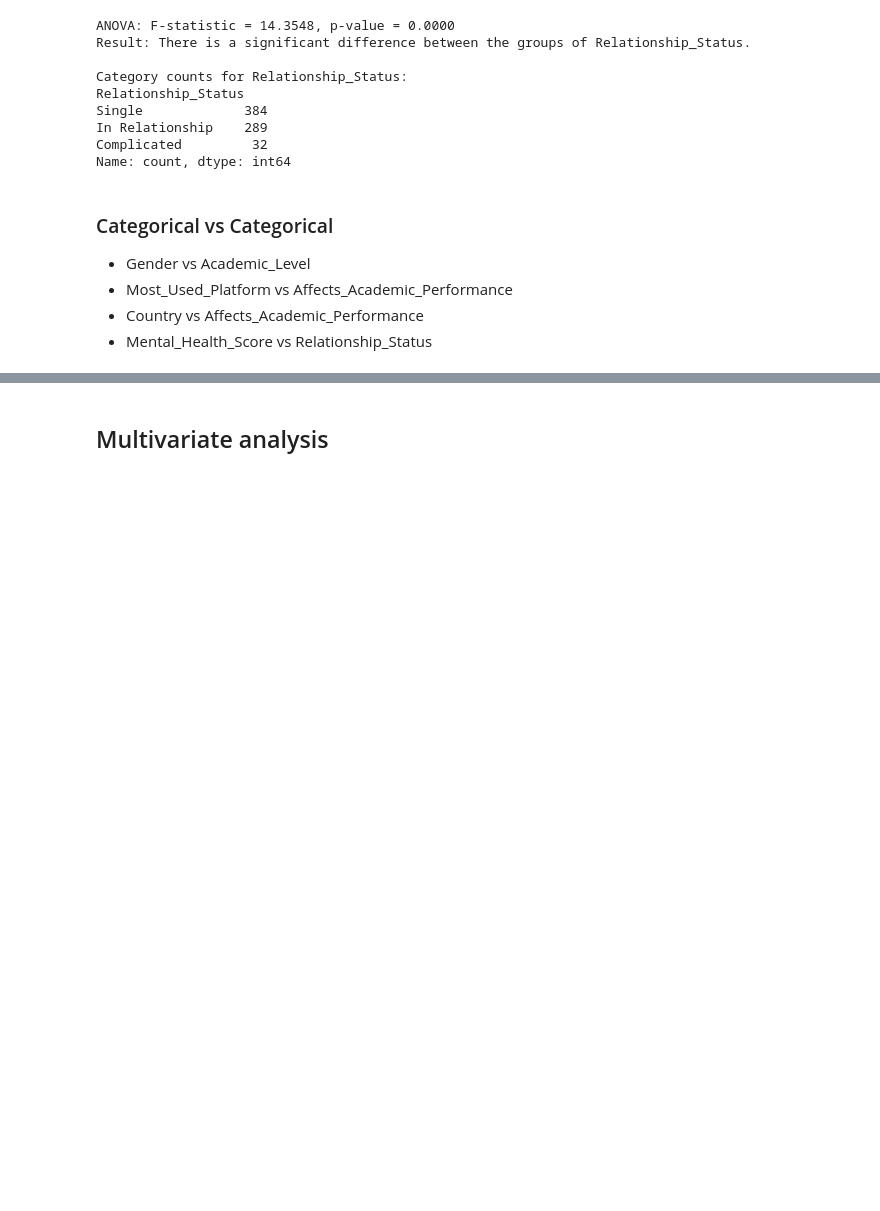
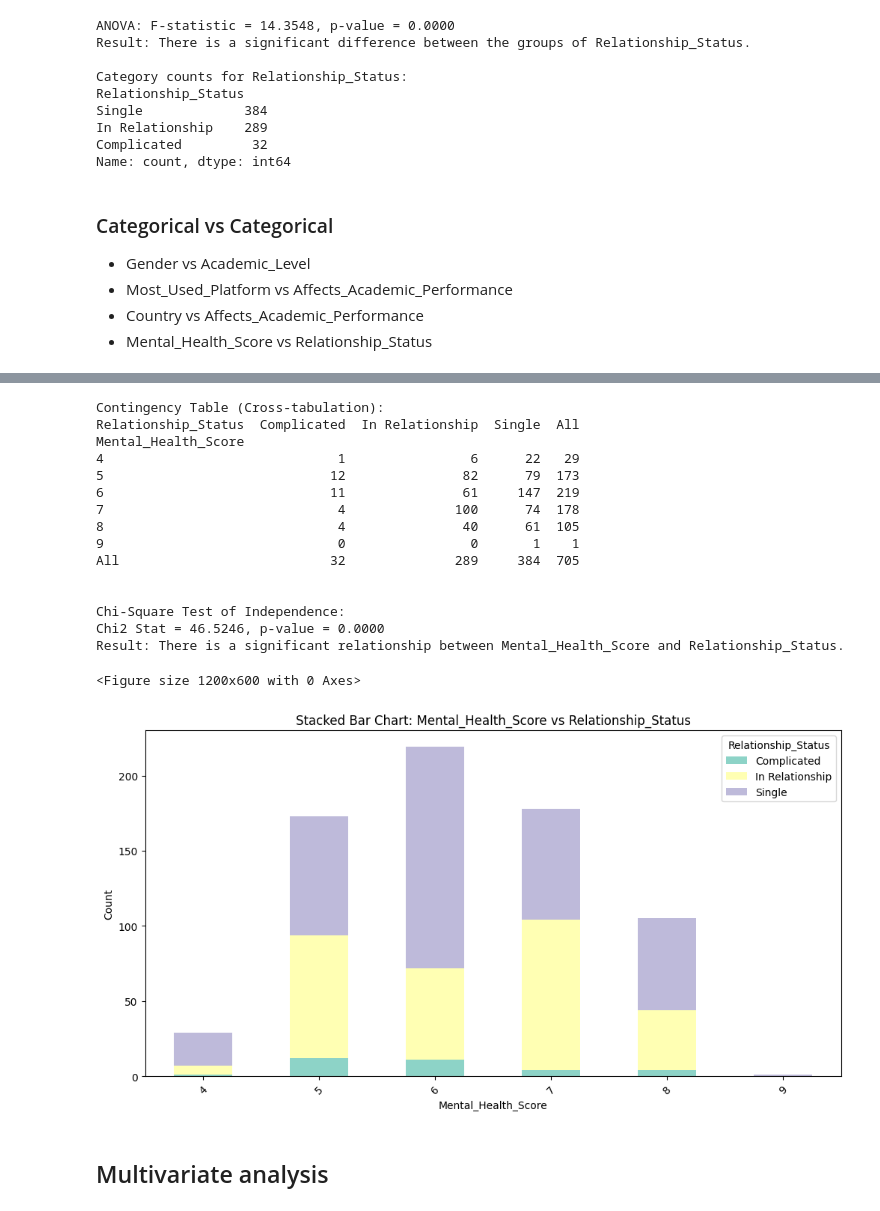
Before and after one commit to aliasgharmirhshai/social-media-addiction, a Jupyter notebook: main.ipynb, the cells around one changed output, grey strips where cells are left out. Cells and saved outputs as stored; diff of their text form; code cells hidden in the pictures; blank space fills up the shorter version.

```diff
--- a/main.ipynb
+++ b/main.ipynb
@@ -585,3 +725,30 @@ Name: count, dtype: int64
+# %%
+# Mental_Health_Score vs Relationship_Status
+
+categorical_vs_categorical_analysis(df, 'Mental_Health_Score', 'Relationship_Status', top_n=20, save_plot=True, plot_path='./plots/bivariate_analysis/categorical_vs_categorical')
+
+# The analysis suggests that relationship status might influence mental health, with people in relationships
+# tending to report higher mental health scores. However, causality cannot be established based on this
+# data alone. There might be other factors (such as stress, social support, or time management) that
+# contribute to the observed relationship.
+# %% [output]
+Contingency Table (Cross-tabulation):
+Relationship_Status  Complicated  In Relationship  Single  All
+Mental_Health_Score
+4                              1                6      22   29
+5                             12               82      79  173
+6                             11               61     147  219
+7                              4              100      74  178
+8                              4               40      61  105
+9                              0                0       1    1
+All                           32              289     384  705
+
+
+Chi-Square Test of Independence:
+Chi2 Stat = 46.5246, p-value = 0.0000
+Result: There is a significant relationship between Mental_Health_Score and Relationship_Status.
+<Figure size 1200x600 with 0 Axes>
+[figure, added]
 # %% [markdown]
 ## Multivariate analysis
 # %% [markdown]
```
Also changed, not shown: parts of 5 cells of this notebook, 9 other files.
